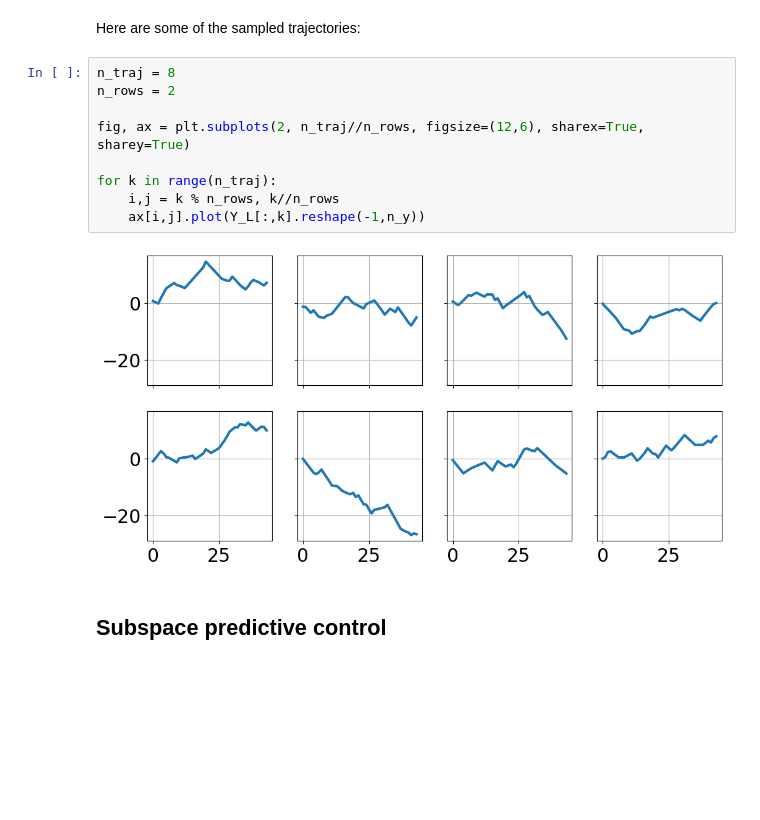
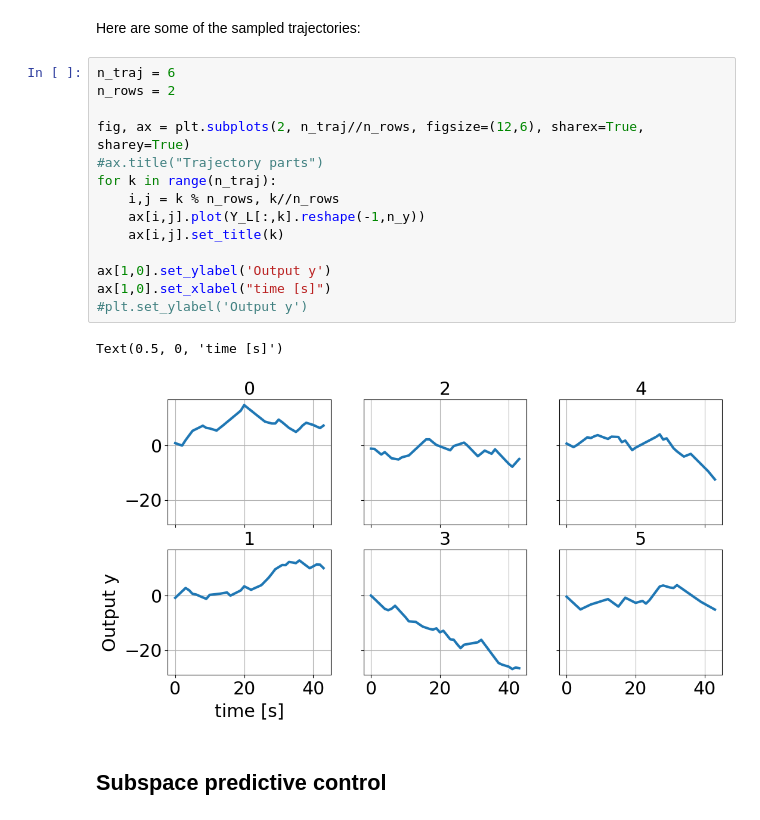
Before and after one commit to kogedi/ModelPredictiveControl, a Jupyter notebook: Assignments/Paper_Discussion/DeePC_Perspective-main/ECC2021/res_01_woNoise.ipynb, the cells around one changed output. Drawn from its saved outputs; the diff is of its cells as text; blank space fills up the shorter version.

```diff
--- a/Assignments/Paper_Discussion/DeePC_Perspective-main/ECC2021/res_01_woNoise.ipynb
+++ b/Assignments/Paper_Discussion/DeePC_Perspective-main/ECC2021/res_01_woNoise.ipynb
@@ -183,16 +187,22 @@ Y_Tini, Y_N = np.split(Y_L, [n_y*T_ini],axis=0)
 # %% [markdown]
 Here are some of the sampled trajectories:
 # %%
-n_traj = 8
+n_traj = 6
 n_rows = 2
 
 fig, ax = plt.subplots(2, n_traj//n_rows, figsize=(12,6), sharex=True, sharey=True)
-
+#ax.title("Trajectory parts")
 for k in range(n_traj):
     i,j = k % n_rows, k//n_rows
     ax[i,j].plot(Y_L[:,k].reshape(-1,n_y))
+    ax[i,j].set_title(k)
+
+ax[1,0].set_ylabel('Output y')
+ax[1,0].set_xlabel("time [s]")
+#plt.set_ylabel('Output y')
 # %% [output]
+Text(0.5, 0, 'time [s]')
-[figure, old version]
+[figure, new version]
 # %% [markdown]
 ## Subspace predictive control
 # %% [markdown]
```
Also changed, not shown: parts of 7 cells of this notebook, 3 other files.
